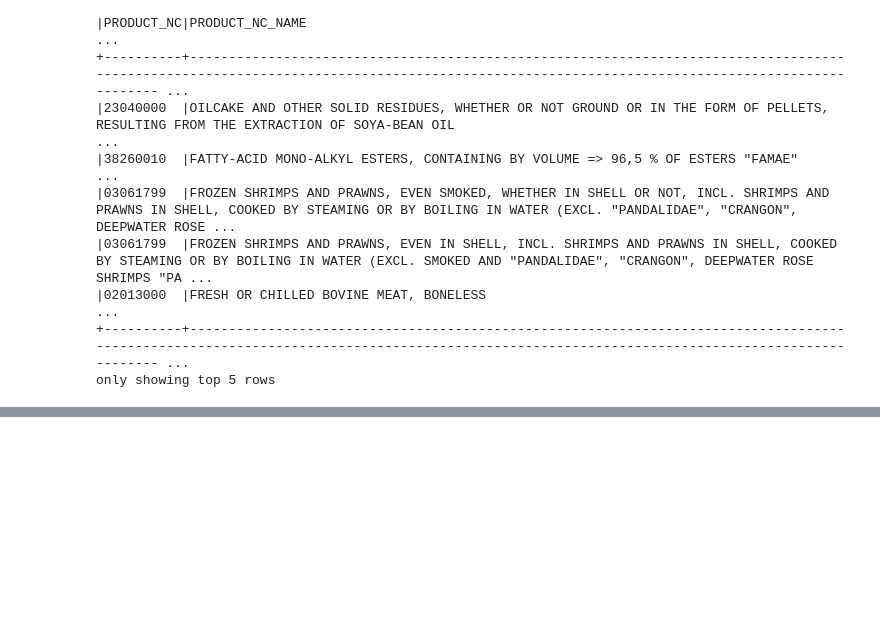
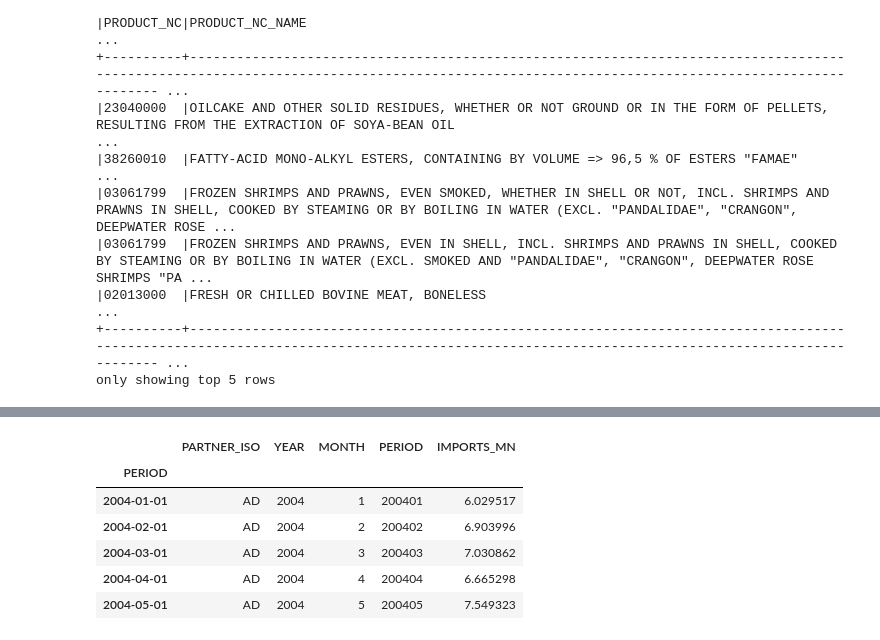
Before and after one commit to chrisssch/world-trade, a Jupyter notebook: data-queries-spark.ipynb, the cells around one changed output, grey strips where cells are left out. Drawn from its saved outputs; the diff is of its cells as text; code cells hidden in the pictures; blank space fills up the shorter version.

```diff
--- a/data-queries-spark.ipynb
+++ b/data-queries-spark.ipynb
@@ -592,0 +619,10 @@ only showing top 5 rows
+# %%
+df.head()
+# %% [output]
+|  | PARTNER_ISO | YEAR | MONTH | PERIOD | IMPORTS_MN |
+| PERIOD |  |  |  |  |  |
+| 2004-01-01 | AD | 2004 | 1 | 200401 | 6.029517 |
+| 2004-02-01 | AD | 2004 | 2 | 200402 | 6.903996 |
+| 2004-03-01 | AD | 2004 | 3 | 200403 | 7.030862 |
+| 2004-04-01 | AD | 2004 | 4 | 200404 | 6.665298 |
+| 2004-05-01 | AD | 2004 | 5 | 200405 | 7.549323 |
```
Also changed, not shown: parts of 20 cells of this notebook, 6 other files.
